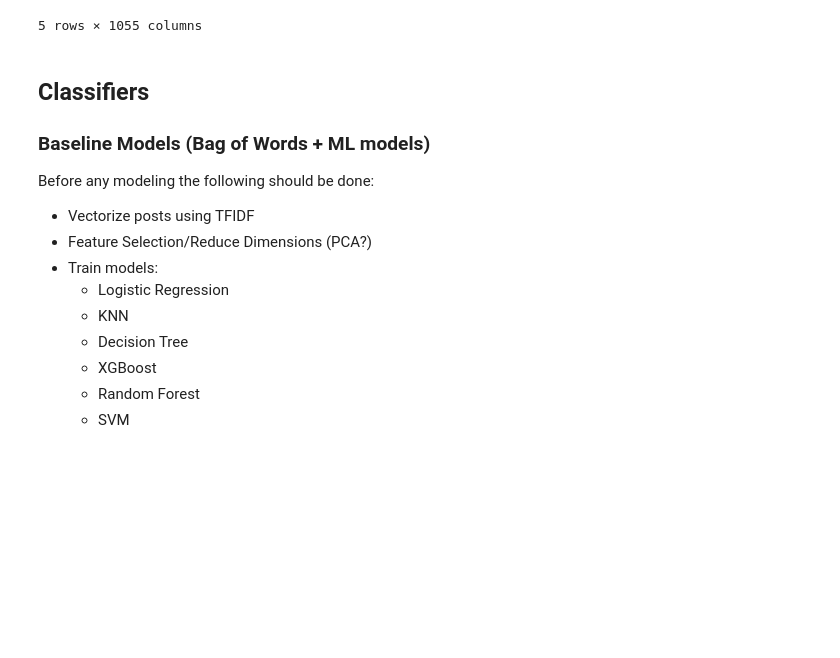
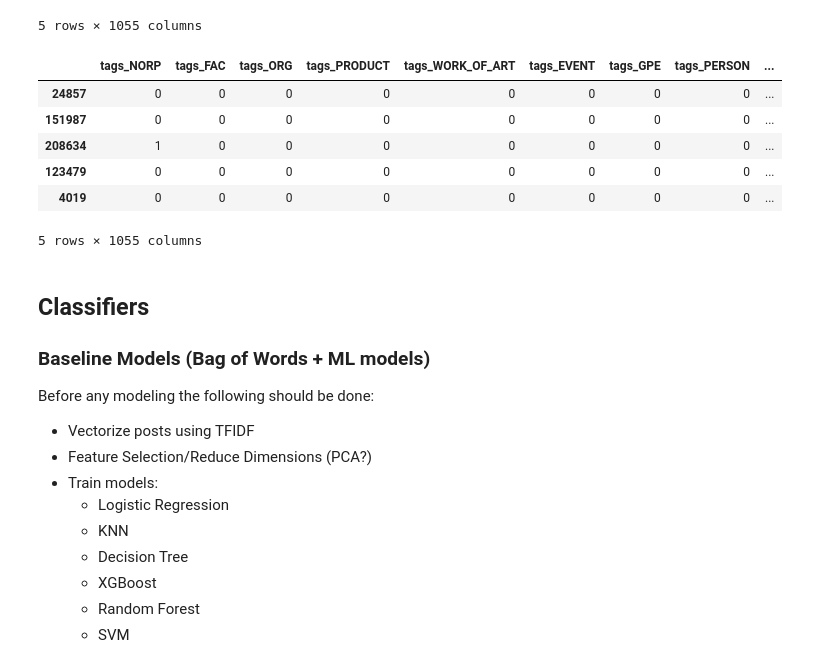
Before and after one commit to eugenebaraka/Predict-Suicidal-Ideation-on-Reddit, a Jupyter notebook: predict suicidal ideation/suicide-classification.ipynb, the cells around one changed output. Saved outputs shown, nothing was run; the diff lists cells and outputs as text; code cells hidden in the pictures; blank space fills up the shorter version.

```diff
--- a/predict suicidal ideation/suicide-classification.ipynb
+++ b/predict suicidal ideation/suicide-classification.ipynb
@@ -275,6 +275,22 @@ dtf_train.head()
 | 229213 | 0 | 0 | 0 | 0 | 0 | 0 | 0 | 0 | ... |
 | 194268 | 2 | 0 | 0 | 0 | 1 | 0 | 0 | 0 | ... |
 5 rows × 1055 columns
+# %%
+# join transformed data to original test data
+test_ds = pd.DataFrame(X_test_transformed.todense(),
+                        columns = bow.get_feature_names_out(),
+                        index=X_test.index)
+dtf_test = X_test.join(test_ds)
+dtf_test.drop(columns = 'text_clean', inplace = True)
+dtf_test.head()
+# %% [output]
+|  | tags_NORP | tags_FAC | tags_ORG | tags_PRODUCT | tags_WORK_OF_ART | tags_EVENT | tags_GPE | tags_PERSON | ... |
+| 24857 | 0 | 0 | 0 | 0 | 0 | 0 | 0 | 0 | ... |
+| 151987 | 0 | 0 | 0 | 0 | 0 | 0 | 0 | 0 | ... |
+| 208634 | 1 | 0 | 0 | 0 | 0 | 0 | 0 | 0 | ... |
+| 123479 | 0 | 0 | 0 | 0 | 0 | 0 | 0 | 0 | ... |
+| 4019 | 0 | 0 | 0 | 0 | 0 | 0 | 0 | 0 | ... |
+5 rows × 1055 columns
 # %% [markdown]
 ## Classifiers
 
```
Also changed, not shown: parts of 4 cells of this notebook.
